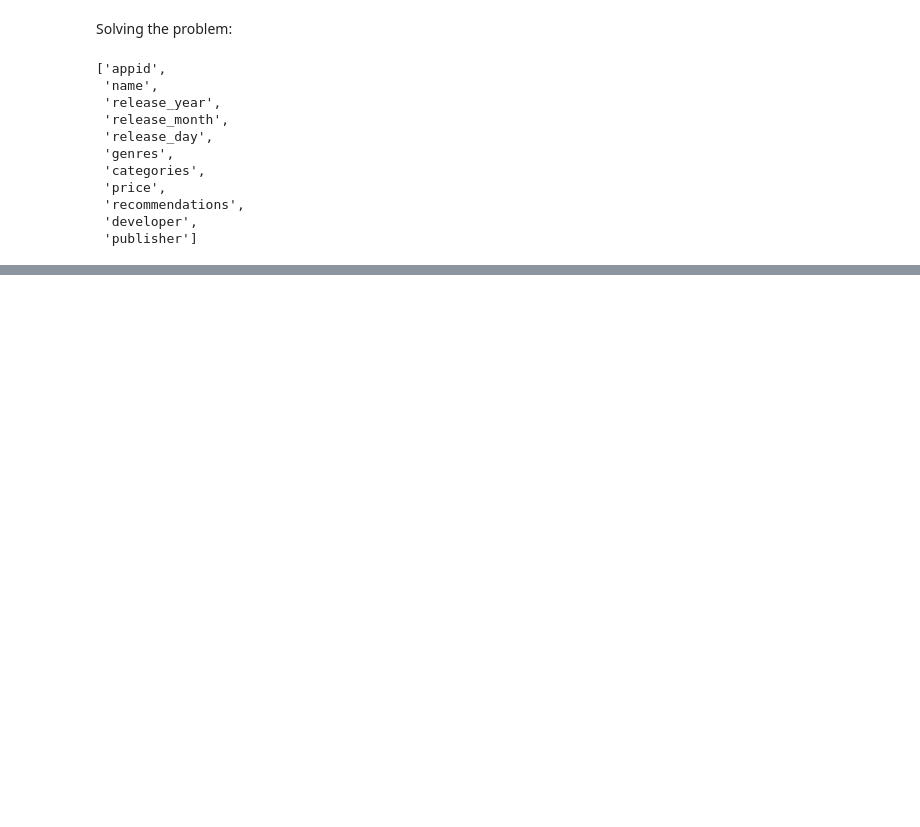
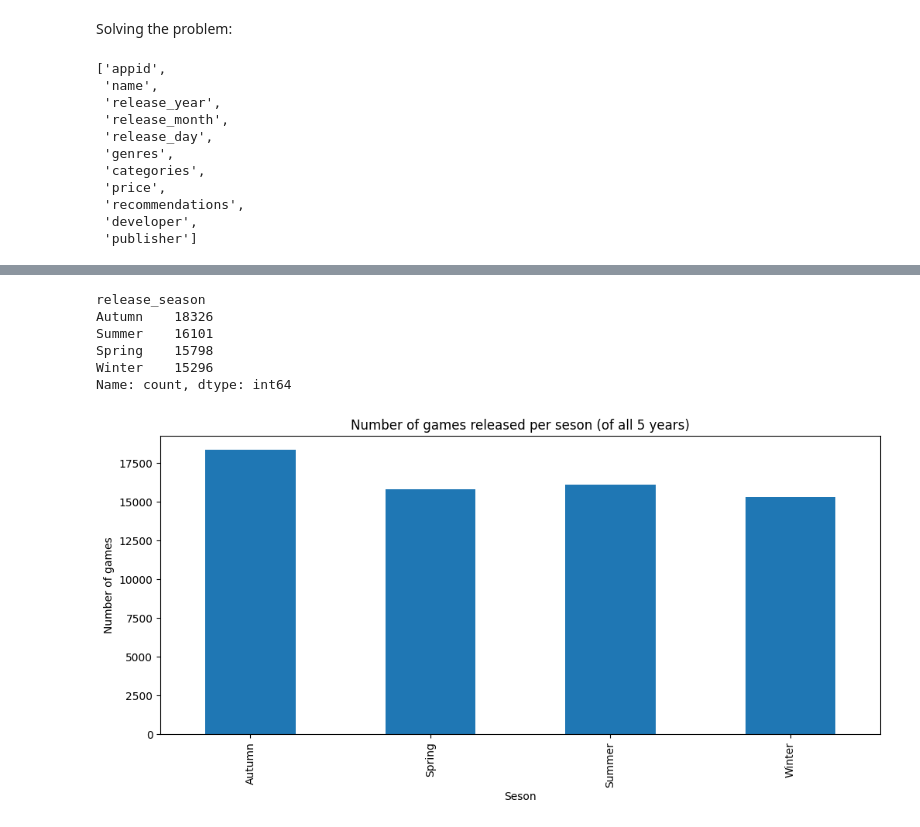
Before and after one commit to zhaklinghazaryan05-alt/EDA-project, a Jupyter notebook: steam_data_eda.ipynb, the cells around one changed output, grey strips where cells are left out. Cells and saved outputs as stored; diff of their text form; code cells hidden in the pictures; blank space fills up the shorter version.

```diff
--- a/steam_data_eda.ipynb
+++ b/steam_data_eda.ipynb
@@ -243,0 +294,5 @@ df = df[
+# %%
+df['price'] = df['price'].astype(float)
+df['recommendations'] = df['recommendations'].astype(int)
+# %%
+df['genres'] = df['genres'].fillna('')
@@ -243,0 +301,5 @@ df = df[
+# %%
+# Estimating Revenue
+
+df['estimated_revenue'] = df['price'] * df['recommendations']
+df[['name','estimated_revenue']].sort_values(by='estimated_revenue', ascending=False).head(10)
@@ -243,0 +318,32 @@ df = df[
+# %%
+# Season
+
+def month_to_season(month):
+    if month in [12,1,2]:
+        return "Winter"
+    elif month in [3,4,5]:
+        return "Spring"
+    elif month in [6,7,8]:
+        return "Summer"
+    else:
+        return "Autumn"
+
+df['release_season'] = df['release_month'].astype(int).apply(month_to_season)
+# %%
+df.groupby('release_season')['estimated_revenue'].sum()
+df['release_season'].value_counts()
+# %% [output]
+release_season
+Autumn    18326
+Summer    16101
+Spring    15798
+Winter    15296
+Name: count, dtype: int64
+# %%
+df['release_season'].value_counts().sort_index().plot(kind='bar', figsize=(12,5))
+plt.title("Number of games released per seson (of all 5 years)")
+plt.xlabel("Seson")
+plt.ylabel("Number of games")
+plt.show()
+# %% [output]
+[figure, added]
```
Also changed, not shown: parts of 16 cells of this notebook, 1 other file.
